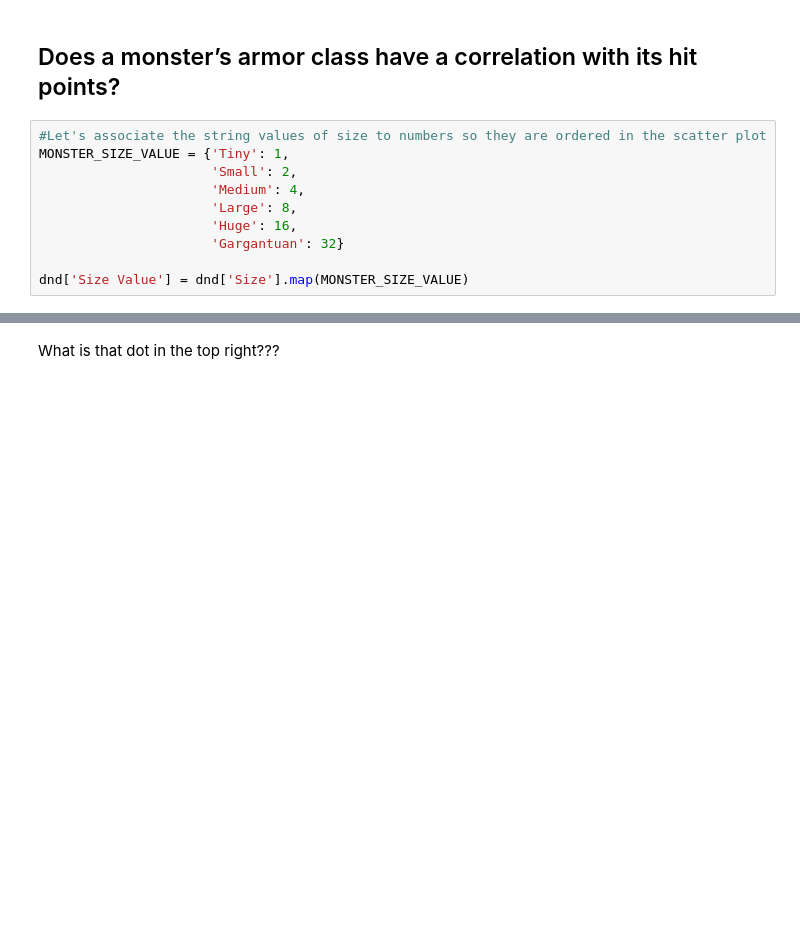
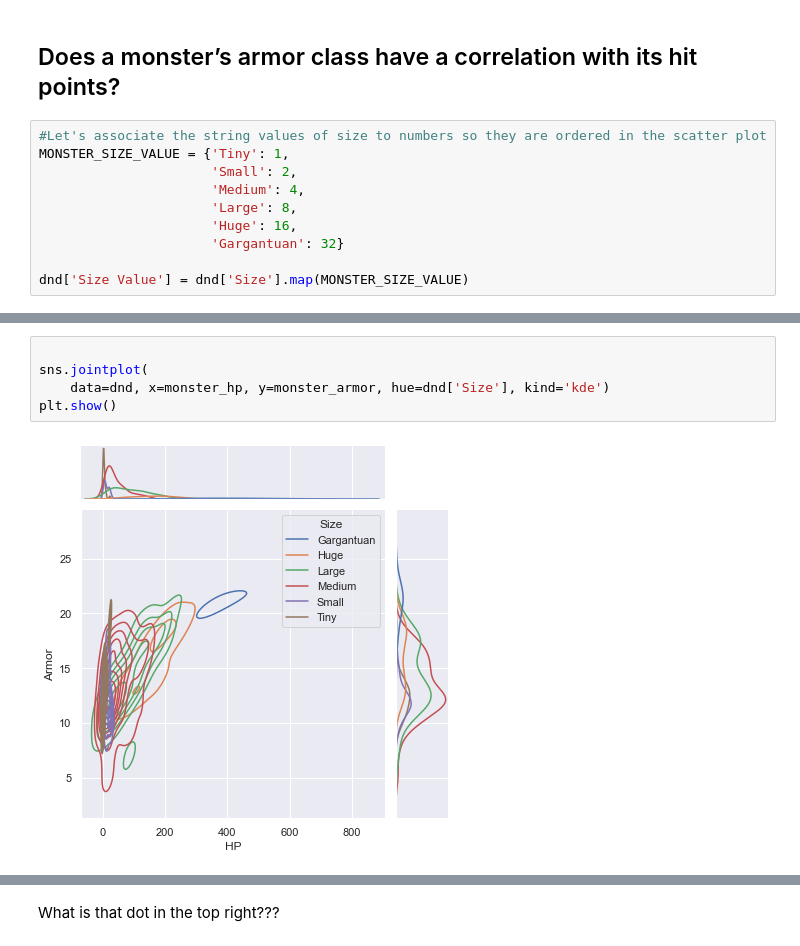
Before and after one commit to dmm4613/dnd-eda, a Jupyter notebook: dnd-eda.ipynb, the cells around one changed output, grey strips where cells are left out. Cells and saved outputs as stored; diff of their text form; blank space fills up the shorter version.

```diff
--- a/dnd-eda.ipynb
+++ b/dnd-eda.ipynb
@@ -305,0 +337,7 @@ ax.set_title('Monster HP vs. Monster Armor')
+# %%
+
+sns.jointplot(
+    data=dnd, x=monster_hp, y=monster_armor, hue=dnd['Size'], kind='kde')
+plt.show()
+# %% [output]
+[figure, added]
```
Also changed, not shown: parts of 15 cells of this notebook, 1 other file.
